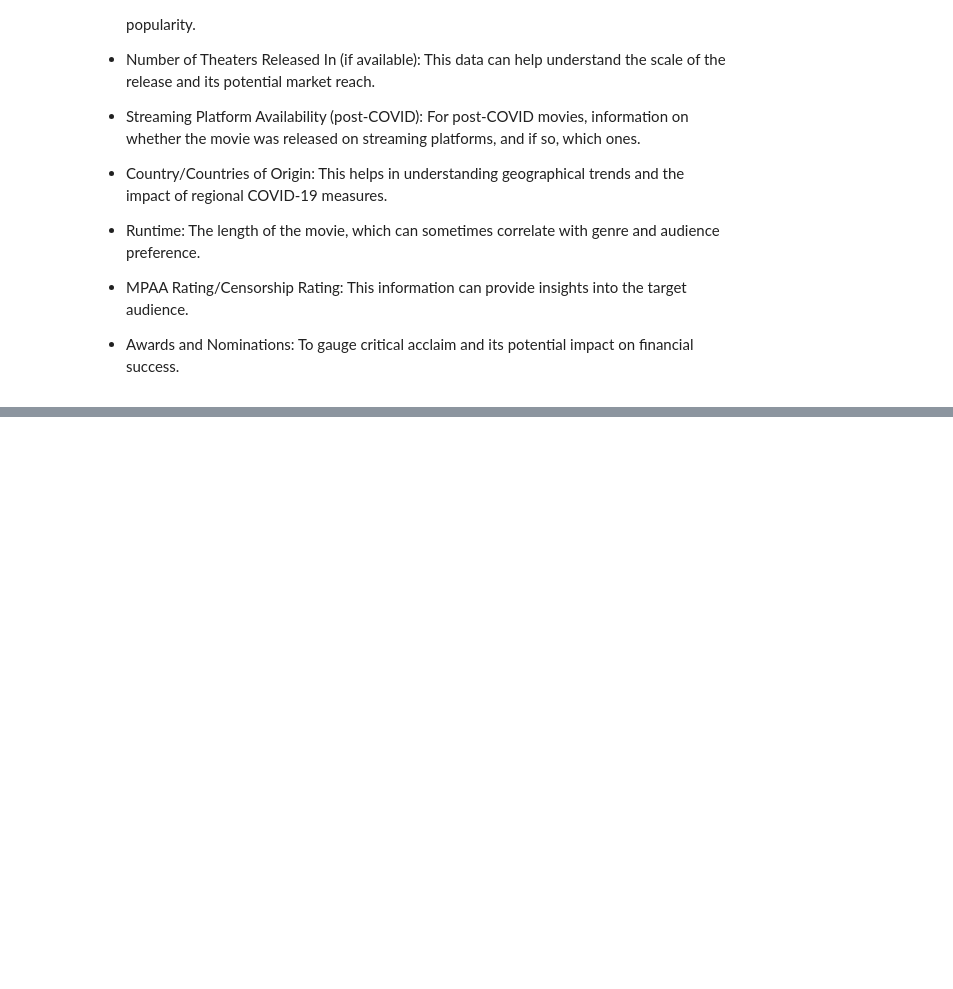
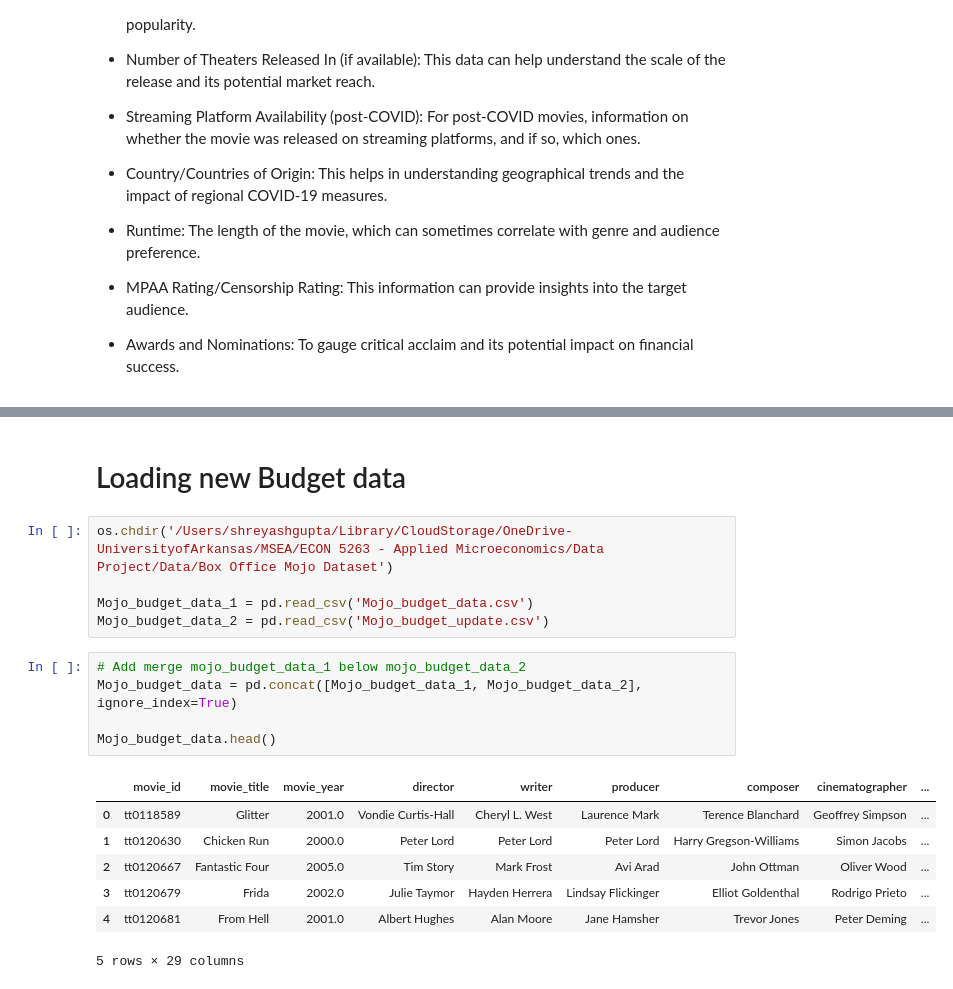
Before and after one commit to shreyashguptas/Analyzing-movie-runtime-performance-before-and-after-COVID-19, a Jupyter notebook: project code.ipynb, the cells around one changed output, grey strips where cells are left out. Saved outputs shown, nothing was run; the diff lists cells and outputs as text; blank space fills up the shorter version.

```diff
--- a/project code.ipynb
+++ b/project code.ipynb
@@ -165,0 +664,20 @@ Revenues_dataset.head()
+# %% [markdown]
+# Loading new Budget data
+# %%
+os.chdir('/Users/shreyashgupta/Library/CloudStorage/OneDrive-UniversityofArkansas/MSEA/ECON 5263 - Applied Microeconomics/Data Project/Data/Box Office Mojo Dataset')
+
+Mojo_budget_data_1 = pd.read_csv('Mojo_budget_data.csv')
+Mojo_budget_data_2 = pd.read_csv('Mojo_budget_update.csv')
+# %%
+# Add merge mojo_budget_data_1 below mojo_budget_data_2
+Mojo_budget_data = pd.concat([Mojo_budget_data_1, Mojo_budget_data_2], ignore_index=True)
+
+Mojo_budget_data.head()
+# %% [output]
+|  | movie_id | movie_title | movie_year | director | writer | producer | composer | cinematographer | ... |
+| 0 | tt0118589 | Glitter | 2001.0 | Vondie Curtis-Hall | Cheryl L. West | Laurence Mark | Terence Blanchard | Geoffrey Simpson | ... |
+| 1 | tt0120630 | Chicken Run | 2000.0 | Peter Lord | Peter Lord | Peter Lord | Harry Gregson-Williams | Simon Jacobs | ... |
+| 2 | tt0120667 | Fantastic Four | 2005.0 | Tim Story | Mark Frost | Avi Arad | John Ottman | Oliver Wood | ... |
+| 3 | tt0120679 | Frida | 2002.0 | Julie Taymor | Hayden Herrera | Lindsay Flickinger | Elliot Goldenthal | Rodrigo Prieto | ... |
+| 4 | tt0120681 | From Hell | 2001.0 | Albert Hughes | Alan Moore | Jane Hamsher | Trevor Jones | Peter Deming | ... |
+5 rows × 29 columns
```
Also changed, not shown: parts of 65 cells of this notebook, 1 other file.
